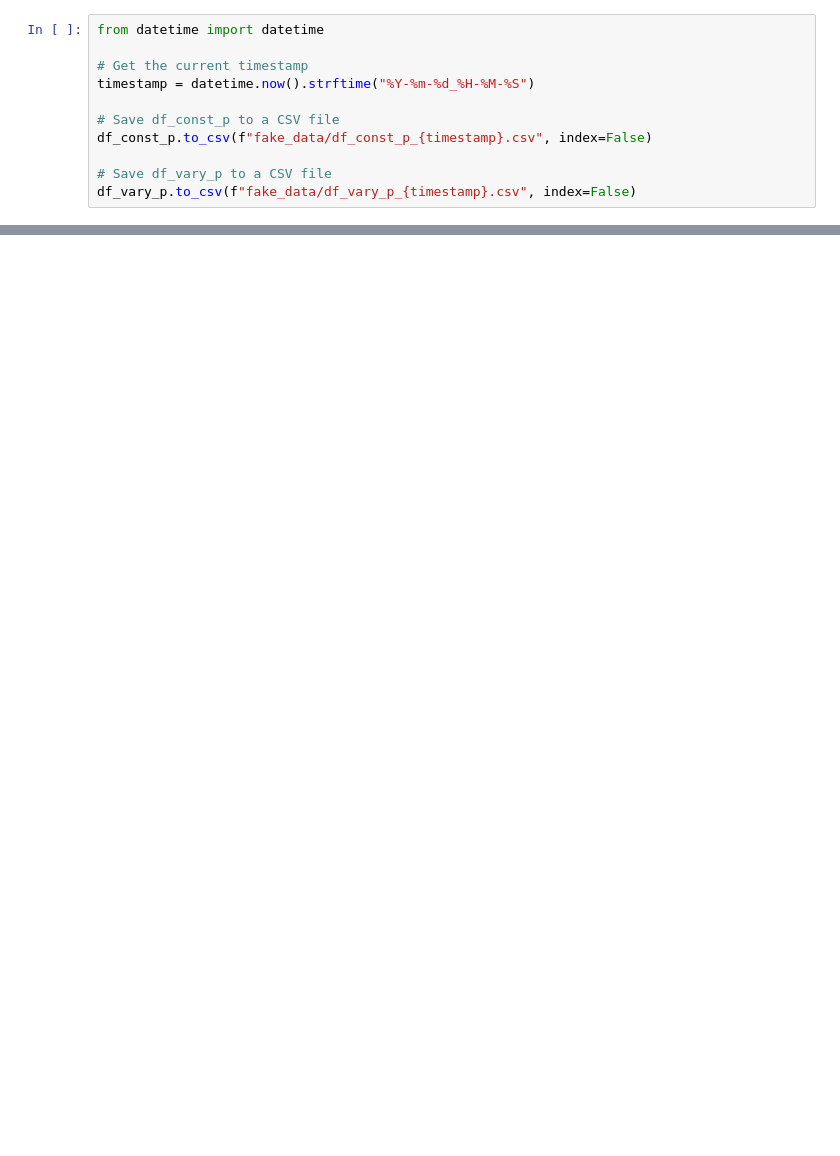
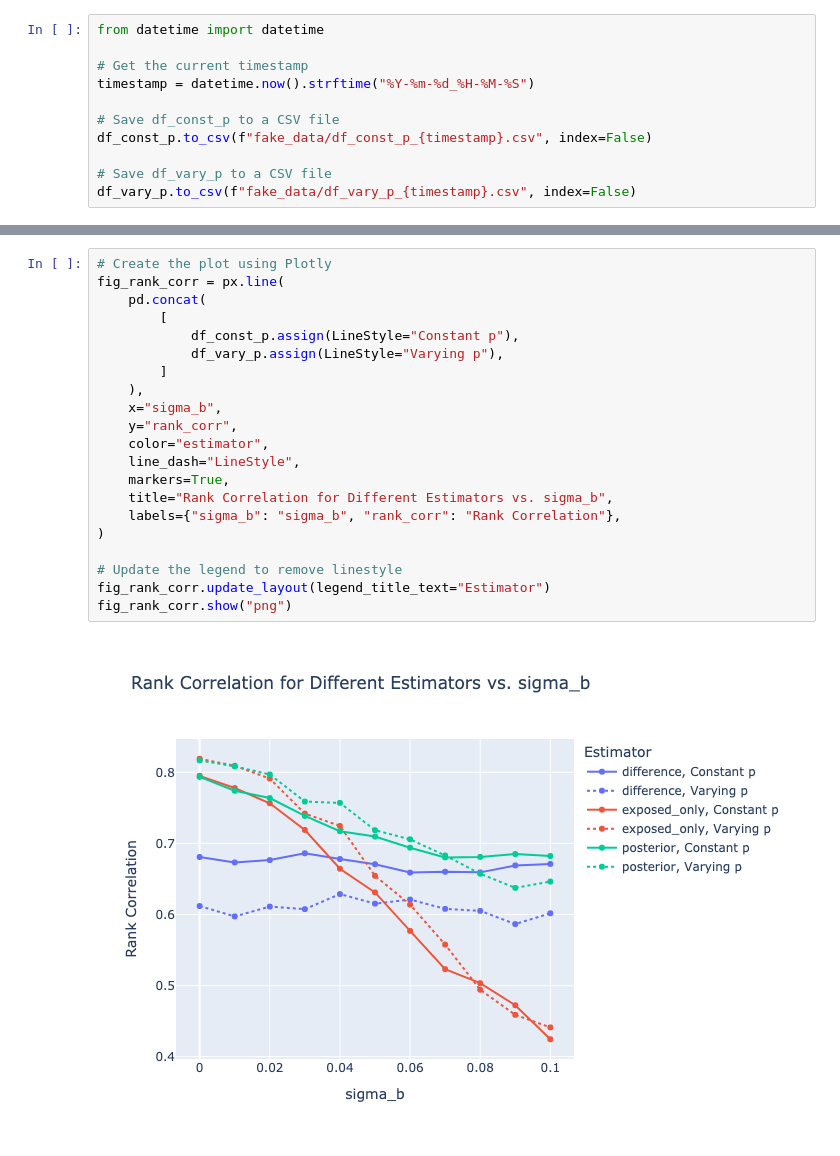
Before and after one commit to dtwil/adaptively_slamming_the_sham, a Jupyter notebook: adaptive/vary_prop_notebook.ipynb, the cells around one changed output, grey strips where cells are left out. Cells and saved outputs as stored; diff of their text form; blank space fills up the shorter version.

```diff
--- a/adaptive/vary_prop_notebook.ipynb
+++ b/adaptive/vary_prop_notebook.ipynb
@@ -263,0 +174,23 @@ fig_prop_signif.show("png")
+# %%
+# Create the plot using Plotly
+fig_rank_corr = px.line(
+    pd.concat(
+        [
+            df_const_p.assign(LineStyle="Constant p"),
+            df_vary_p.assign(LineStyle="Varying p"),
+        ]
+    ),
+    x="sigma_b",
+    y="rank_corr",
+    color="estimator",
+    line_dash="LineStyle",
+    markers=True,
+    title="Rank Correlation for Different Estimators vs. sigma_b",
+    labels={"sigma_b": "sigma_b", "rank_corr": "Rank Correlation"},
+)
+
+# Update the legend to remove linestyle
+fig_rank_corr.update_layout(legend_title_text="Estimator")
+fig_rank_corr.show("png")
+# %% [output]
+[figure, added]
```
Also changed, not shown: parts of 12 cells of this notebook, 1 other file.
